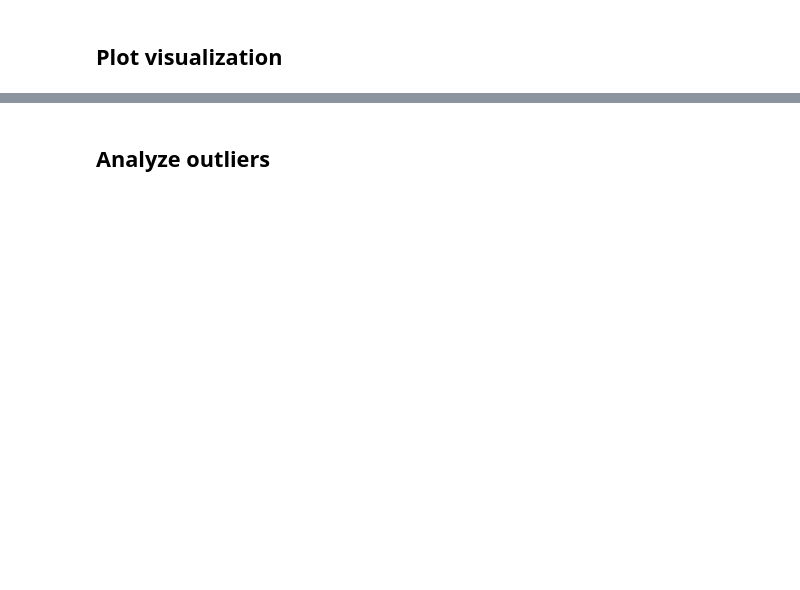
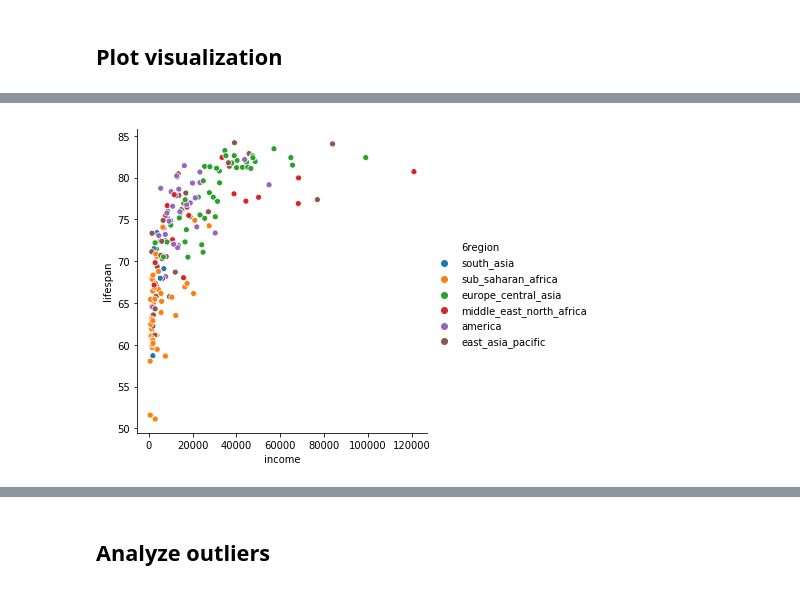
Before and after one commit to bloominstituteoftechnology/DS-Unit-1-Sprint-2-Data-Wrangling-and-Storytelling, a Jupyter notebook: module4-sequence-your-narrative/LS_DS_124_Sequence_your_narrative.ipynb, the cells around one changed output, grey strips where cells are left out. Drawn from its saved outputs; the diff is of its cells as text; code cells hidden in the pictures; blank space fills up the shorter version.

```diff
--- a/module4-sequence-your-narrative/LS_DS_124_Sequence_your_narrative.ipynb
+++ b/module4-sequence-your-narrative/LS_DS_124_Sequence_your_narrative.ipynb
@@ -103,0 +523,5 @@ https://github.com/pandas-dev/pandas/blob/master/doc/cheatsheet/Pandas_Cheat_She
+# %%
+# lets represent different data points based on region using hue
+sns.relplot(x='income', y='lifespan', hue='6region', data=now);
+# %% [output]
+[figure, added]
```
Also changed, not shown: parts of 83 cells of this notebook.
